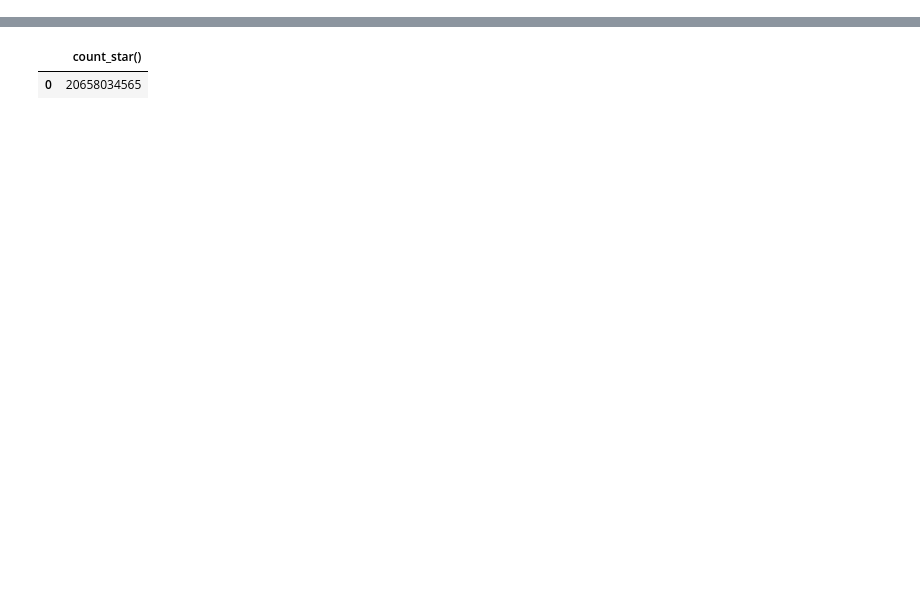
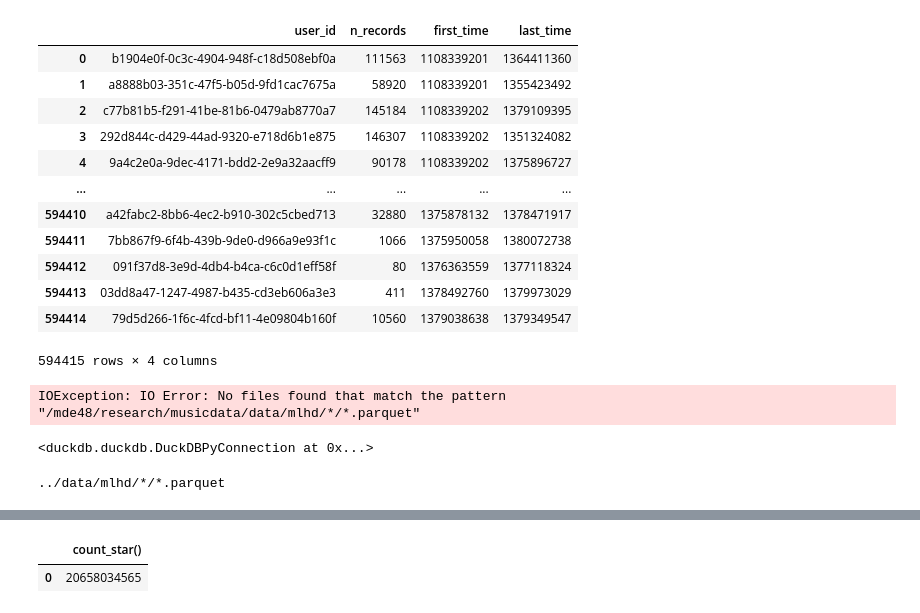
Before and after one commit to mdekstrand/musicdata-tools, a Jupyter notebook: notebooks/test.ipynb, the cells around one changed output, grey strips where cells are left out. Cells and saved outputs as stored; diff of their text form; code cells hidden in the pictures; blank space fills up the shorter version.

```diff
--- a/notebooks/test.ipynb
+++ b/notebooks/test.ipynb
@@ -27,0 +77,23 @@ conn.execute(f"SELECT COUNT(*) FROM read_parquet('{mlhd_path}')").fetchdf()
+# %%
+conn.execute(f"select * from read_parquet('{user_stats}') order by first_time").fetchdf()
+# %% [output]
+|  | user_id | n_records | first_time | last_time |
+| 0 | b1904e0f-0c3c-4904-948f-c18d508ebf0a | 111563 | 1108339201 | 1364411360 |
+| 1 | a8888b03-351c-47f5-b05d-9fd1cac7675a | 58920 | 1108339201 | 1355423492 |
+| 2 | c77b81b5-f291-41be-81b6-0479ab8770a7 | 145184 | 1108339202 | 1379109395 |
+| 3 | 292d844c-d429-44ad-9320-e718d6b1e875 | 146307 | 1108339202 | 1351324082 |
+| 4 | 9a4c2e0a-9dec-4171-bdd2-2e9a32aacff9 | 90178 | 1108339202 | 1375896727 |
+| ... | ... | ... | ... | ... |
+| 594410 | a42fabc2-8bb6-4ec2-b910-302c5cbed713 | 32880 | 1375878132 | 1378471917 |
+| 594411 | 7bb867f9-6f4b-439b-9de0-d966a9e93f1c | 1066 | 1375950058 | 1380072738 |
+| 594412 | 091f37d8-3e9d-4db4-b4ca-c6c0d1eff58f | 80 | 1376363559 | 1377118324 |
+| 594413 | 03dd8a47-1247-4987-b435-cd3eb606a3e3 | 411 | 1378492760 | 1379973029 |
+| 594414 | 79d5d266-1f6c-4fcd-bf11-4e09804b160f | 10560 | 1379038638 | 1379349547 |
+594415 rows × 4 columns
+# %%
+mlhd_path = '/storage/mde48/research/musicdata/data/mlhd/*/*.parquet'
+conn.execute("SELECT COUNT(*) FROM read_parquet('/mde48/research/musicdata/data/mlhd/*/*.parquet')").fetchall()
+	# 20921363870
+# 2107961267
+# %% [output]
+IOException: IO Error: No files found that match the pattern "/mde48/research/musicdata/data/mlhd/*/*.parquet"
@@ -27,0 +111,26 @@ conn.execute(f"SELECT COUNT(*) FROM read_parquet('{mlhd_path}')").fetchdf()
+# %%
+query = f"""COPY (
+    SELECT
+        user_id,
+        COUNT(*) AS n_records,
+        MIN(timestamp) AS first_time,
+        MAX(timestamp) AS last_time
+    FROM read_parquet('{mlhd_path}')
+    GROUP BY user_id
+) TO 'user-id-stats.parquet' (COMPRESSION zstd);"""
+conn.execute(query)
+# %% [output]
+<duckdb.duckdb.DuckDBPyConnection at 0x...>
+# %%
+query = f"""COPY (
+    SELECT
+        release_id,
+        COUNT(*) AS n_records,
+        MIN(timestamp) AS first_time,
+        MAX(timestamp) AS last_time
+    FROM read_parquet('{mlhd_path}')
+    GROUP BY release_id
+) TO 'release-id-stats.parquet' (COMPRESSION zstd);"""
+conn.execute(query)
+# %% [output]
+../data/mlhd/*/*.parquet
```
Also changed, not shown: parts of 10 cells of this notebook, 6 other files.
